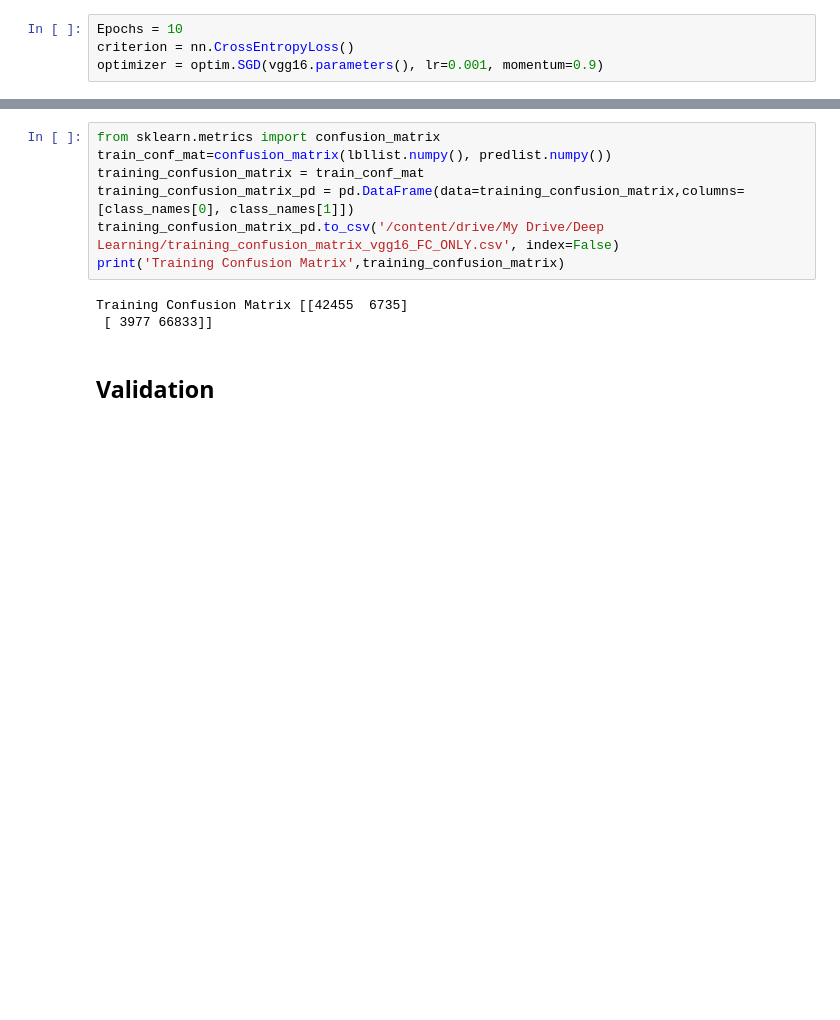
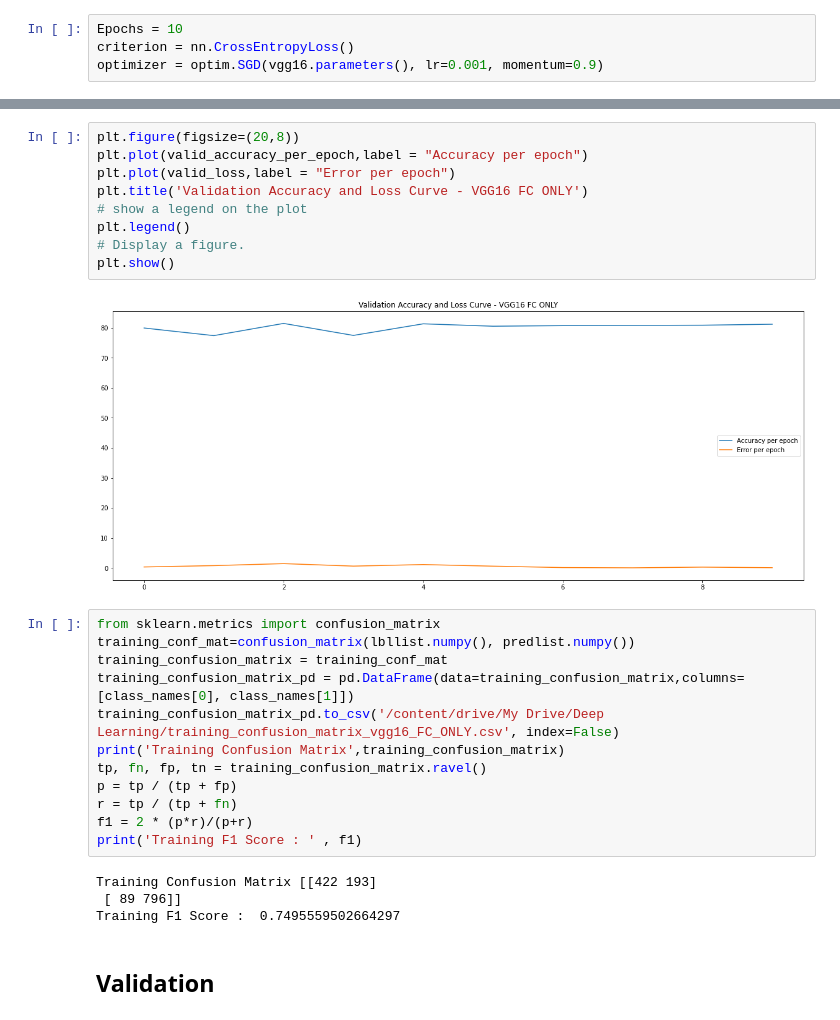
Before and after one commit to armughan03/MSDS19042_COVID19_DLSpring2020, a Jupyter notebook: covid19_classification.ipynb, the cells around one changed output, grey strips where cells are left out. Cells and saved outputs as stored; diff of their text form; blank space fills up the shorter version.

```diff
--- a/covid19_classification.ipynb
+++ b/covid19_classification.ipynb
@@ -557,13 +651,30 @@ Finished Training
+# %%
+plt.figure(figsize=(20,8))
+plt.plot(valid_accuracy_per_epoch,label = "Accuracy per epoch")
+plt.plot(valid_loss,label = "Error per epoch")
+plt.title('Validation Accuracy and Loss Curve - VGG16 FC ONLY')
+# show a legend on the plot
+plt.legend()
+# Display a figure.
+plt.show()
+# %% [output]
+[figure, added]
 # %%
 from sklearn.metrics import confusion_matrix
-train_conf_mat=confusion_matrix(lbllist.numpy(), predlist.numpy())
-training_confusion_matrix = train_conf_mat
+training_conf_mat=confusion_matrix(lbllist.numpy(), predlist.numpy())
+training_confusion_matrix = training_conf_mat
 training_confusion_matrix_pd = pd.DataFrame(data=training_confusion_matrix,columns=[class_names[0], class_names[1]])
 training_confusion_matrix_pd.to_csv('/content/drive/My Drive/Deep Learning/training_confusion_matrix_vgg16_FC_ONLY.csv', index=False)
 print('Training Confusion Matrix',training_confusion_matrix)
+tp, fn, fp, tn = training_confusion_matrix.ravel()
+p = tp / (tp + fp)
+r = tp / (tp + fn)
+f1 = 2 * (p*r)/(p+r)
+print('Training F1 Score : ' , f1)
 # %% [output]
-Training Confusion Matrix [[42455  6735]
- [ 3977 66833]]
+Training Confusion Matrix [[422 193]
+ [ 89 796]]
+Training F1 Score :  0.7495559502664297
 # %% [markdown]
 ## Validation
 # %%
```
Also changed, not shown: parts of 77 cells of this notebook.
